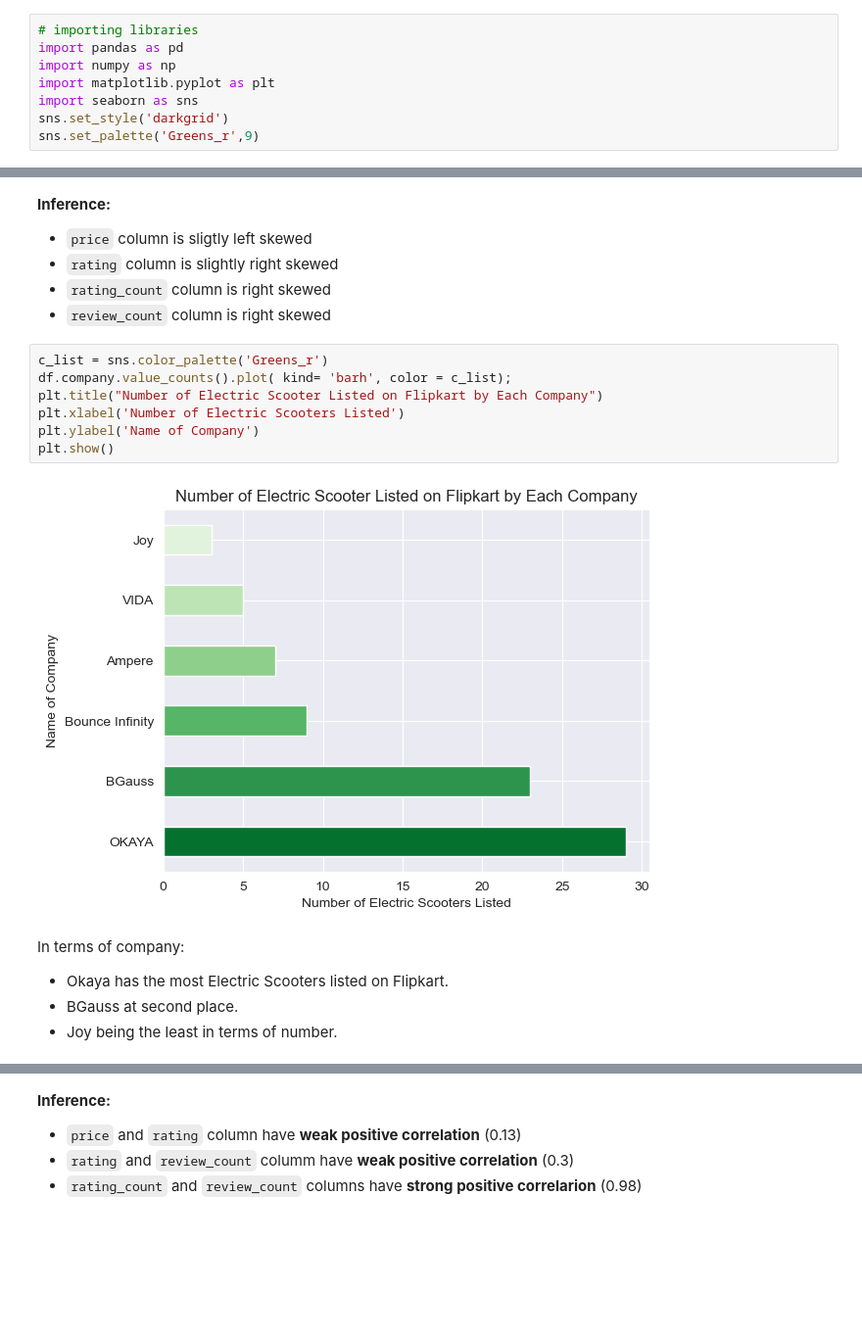
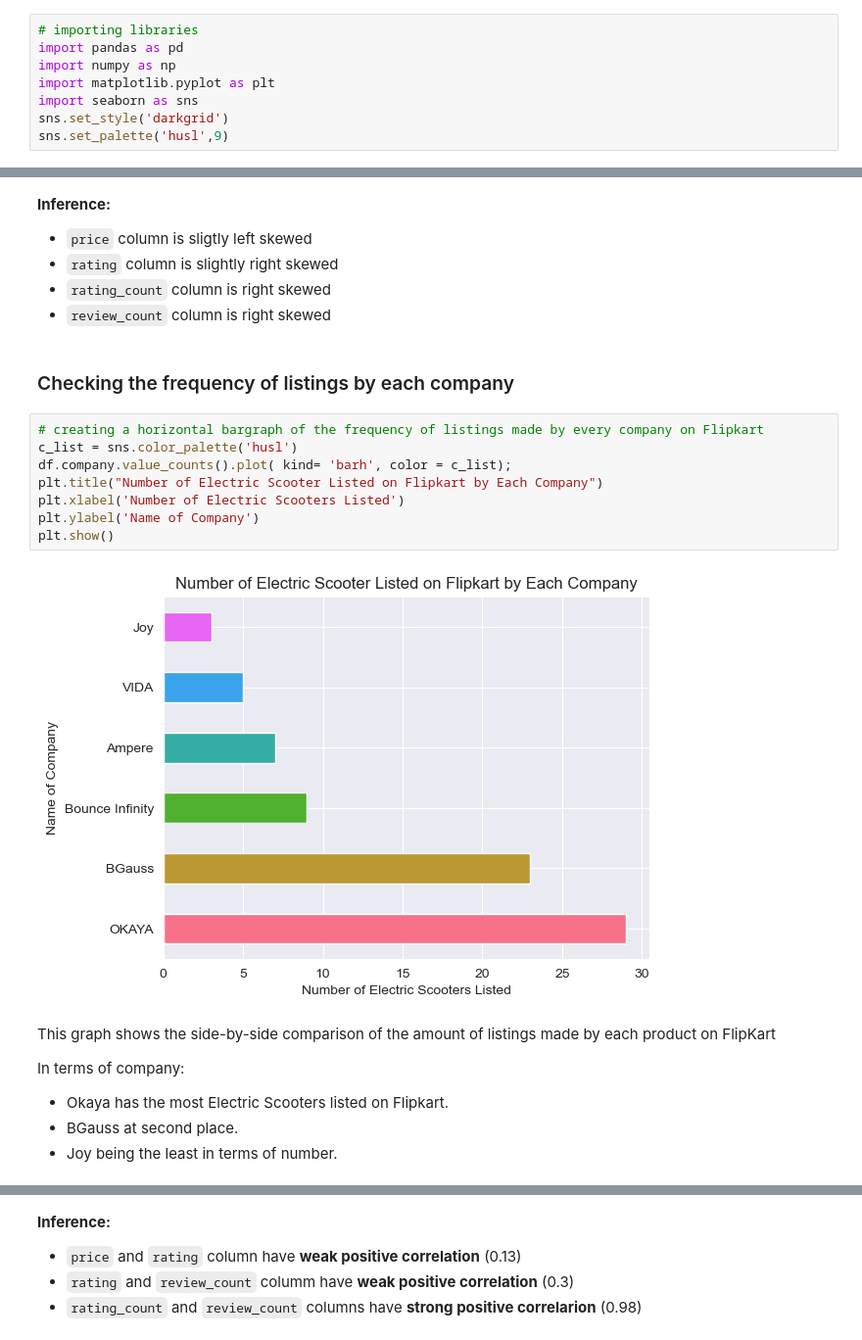
Before and after one commit to Asifdotexe/flipkart-electric-scooter-data-analysis, a Jupyter notebook: Electric Scooter Exploratory Data Analysis.ipynb, the cells around one changed output, grey strips where cells are left out. Shown: that part at 98% size. Saved outputs shown, nothing was run; the diff lists cells and outputs as text; blank space fills up the shorter version.

```diff
--- a/Electric Scooter Exploratory Data Analysis.ipynb
+++ b/Electric Scooter Exploratory Data Analysis.ipynb
@@ -7,6 +7,6 @@ import numpy as np
 import matplotlib.pyplot as plt
 import seaborn as sns
 sns.set_style('darkgrid')
-sns.set_palette('Greens_r',9)
+sns.set_palette('husl',9)
 # %%
 # viewing and trying out the color palette (for visualisation)
@@ -109,16 +110,21 @@ plt.show()
 - `rating` column is slightly right skewed
 - `rating_count` column is right skewed
 - `review_count` column is right skewed
+# %% [markdown]
+### Checking the frequency of listings by each company
 # %%
-c_list = sns.color_palette('Greens_r')
+# creating a horizontal bargraph of the frequency of listings made by every company on Flipkart
+c_list = sns.color_palette('husl')
 df.company.value_counts().plot( kind= 'barh', color = c_list);
 plt.title("Number of Electric Scooter Listed on Flipkart by Each Company")
 plt.xlabel('Number of Electric Scooters Listed')
 plt.ylabel('Name of Company')
 plt.show()
 # %% [output]
-[figure, old version]
+[figure, new version]
 # %% [markdown]
+This graph shows the side-by-side comparison of the amount of listings made by each product on FlipKart
+
 In terms of company:
 - Okaya has the most Electric Scooters listed on Flipkart.
 - BGauss at second place.
```
Also changed, not shown: parts of 11 cells of this notebook.
